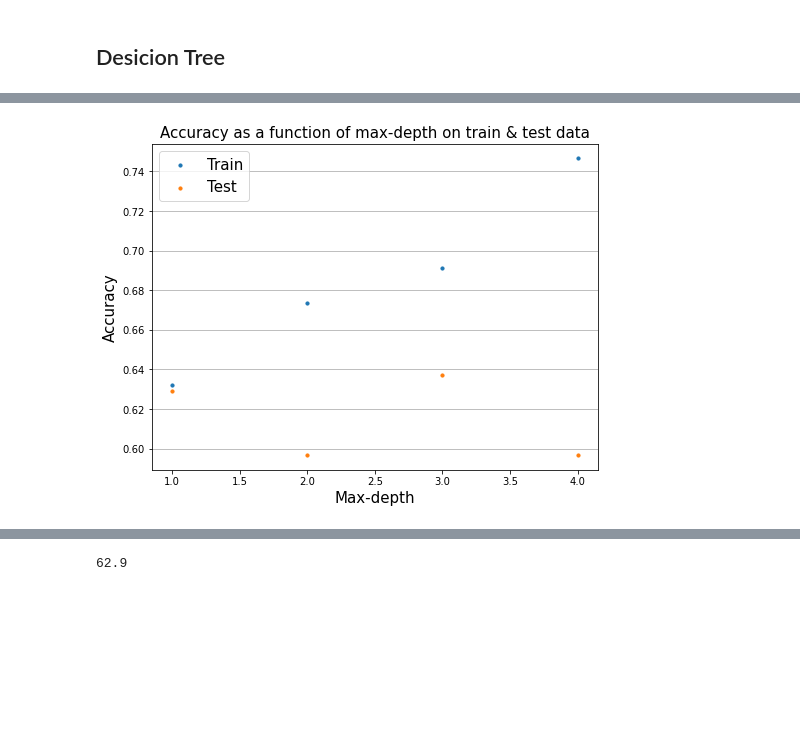
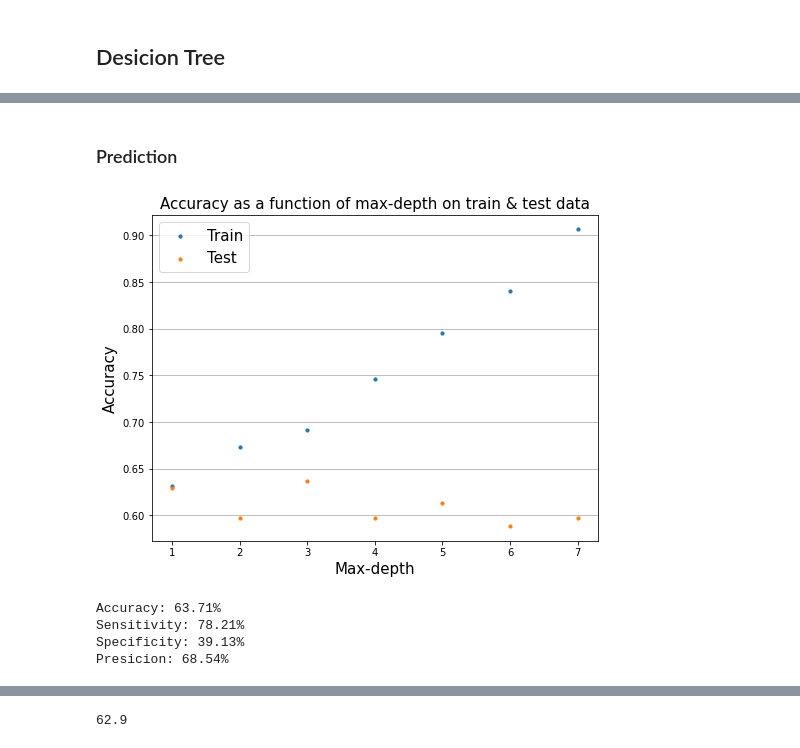
Before and after one commit to golankai/IDC-DS-FinalProject, a Jupyter notebook: DT.ipynb, the cells around one changed output, grey strips where cells are left out. Saved outputs shown, nothing was run; the diff lists cells and outputs as text; code cells hidden in the pictures; blank space fills up the shorter version.

```diff
--- a/DT.ipynb
+++ b/DT.ipynb
@@ -142,8 +108,10 @@ def build_tree(X_train, X_test=None, y_train=y_train, y_test=y_test, max_d=5,dir
     train_acc = list()
     test_acc = list()
     ds = range(1,max_d)
+    best_acc_test = -1
 
-    make_dir(dir_name)
+    if to_pdf:
+        make_dir(dir_name)
 
     for d in ds:
         clf = DecisionTreeClassifier(max_depth=d)
@@ -165,10 +133,15 @@ def build_tree(X_train, X_test=None, y_train=y_train, y_test=y_test, max_d=5,dir
             y_pred_test = clf.predict(X_test)
 
             train_acc.append(accuracy_score(y_train, y_pred_train))
-            test_acc.append(accuracy_score(y_test, y_pred_test))
+            cur_acc_test = accuracy_score(y_test, y_pred_test)
+            test_acc.append(cur_acc_test)
+        if cur_acc_test > best_acc_test:
+            y_pred_test_best = y_pred_test
+            best_acc_test = cur_acc_test
 
     if to_plot:
         plot_accuracy(train_acc, test_acc)
+        return y_pred_test_best
 # %%
 def make_dir(dir_name):
     # Parent Directory path
@@ -179,7 +152,27 @@ def make_dir(dir_name):
 
     # Create the directory
     os.mkdir(path)
+# %%
+def print_matrix(pred, true):
+    tn, fp, fn, tp = confusion_matrix(y_pred=pred, y_true=true) .ravel()
+    accuracy = (tp + tn) / (tn + fp + fn + tp)
+    sensitivity = tp / (tp + fn)
+    specificity = tn / (tn + fp)
+    presicion = tp / (tp + fp)
+    print(f'Accuracy: {accuracy * 100:.2f}%\n'
+          f'Sensitivity: {sensitivity * 100:.2f}%\n'
+          f'Specificity: {specificity * 100:.2f}%\n'
+          f'Presicion: {presicion * 100:.2f}%'
+         )
+# %% [markdown]
+### Prediction
 # %%
-build_tree( X_train= X_train, X_test = X_test, max_d=5, dir_name= 'first_all_features', to_pdf=True, to_plot=True)
+# Train a DT on the data
+y_pred_test = build_tree(X_train=X_train, X_test=X_test, max_d=8, to_pdf=False, to_plot=True)
+print_matrix(y_pred_test, y_test)
 # %% [output]
-[figure, old version]
+[figure, new version]
+Accuracy: 63.71%
+Sensitivity: 78.21%
+Specificity: 39.13%
+Presicion: 68.54%
```
Also changed, not shown: parts of 20 cells of this notebook, 21 other files.
